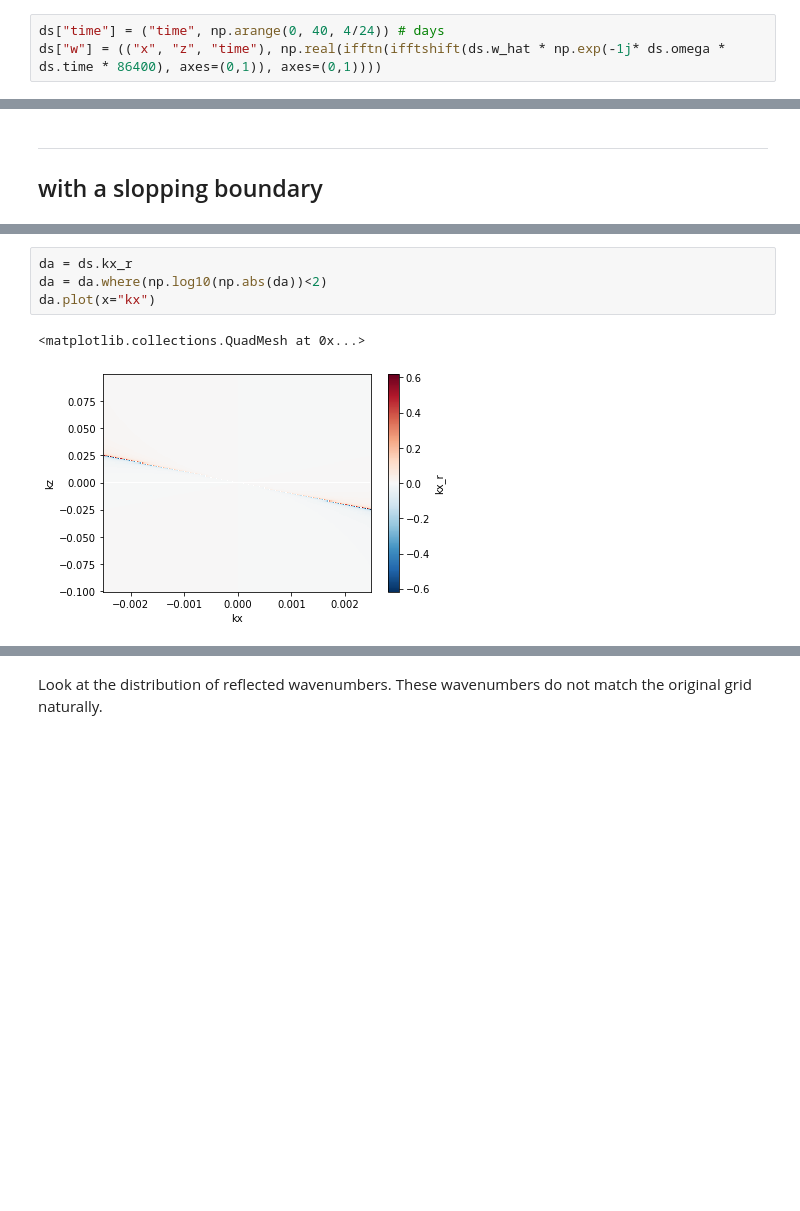
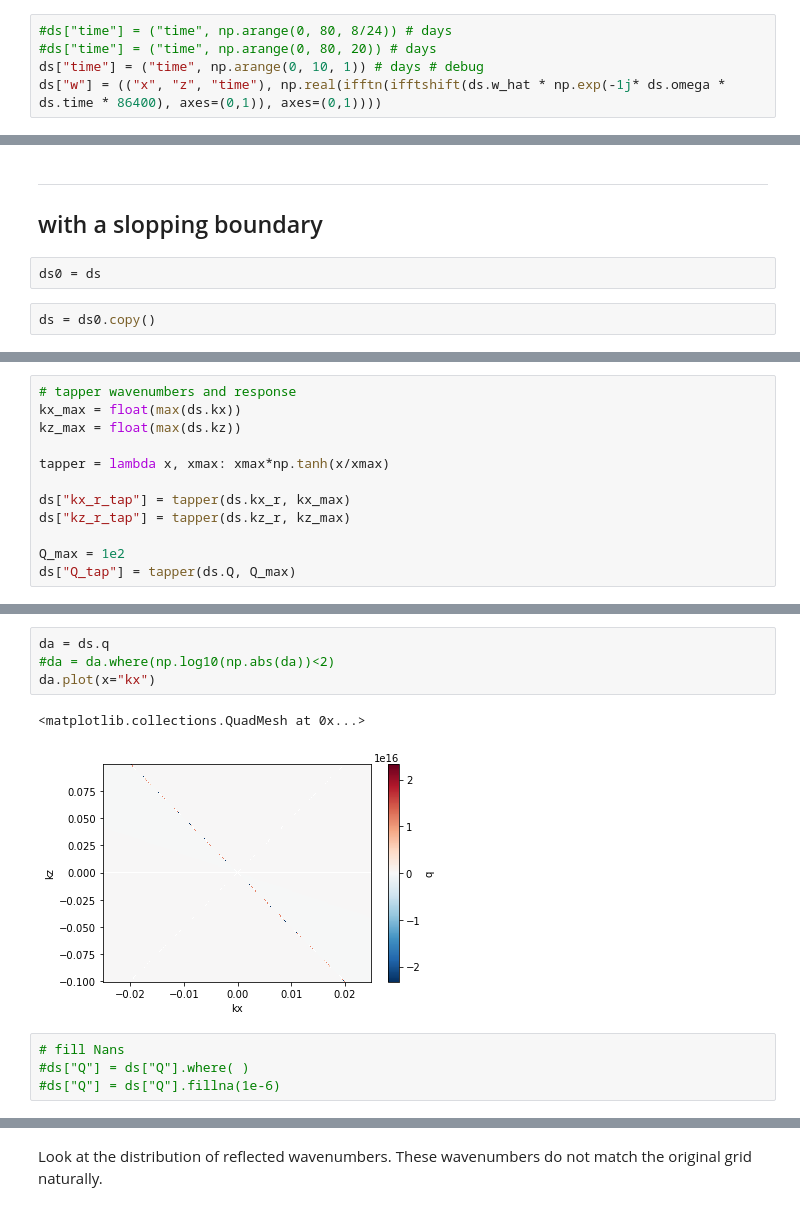
Before and after one commit to apatlpo/das_work, a Jupyter notebook: theory/iwave_packet.ipynb, the cells around one changed output, grey strips where cells are left out. Drawn from its saved outputs; the diff is of its cells as text; blank space fills up the shorter version.

```diff
--- a/theory/iwave_packet.ipynb
+++ b/theory/iwave_packet.ipynb
@@ -528,6 +546,8 @@ ds.iw.cg_z.plot(ax=ax, x="kx")
 # %% [markdown]
 ### predict evolution at later time
 # %%
-ds["time"] = ("time", np.arange(0, 40, 4/24)) # days
+#ds["time"] = ("time", np.arange(0, 80, 8/24)) # days
+#ds["time"] = ("time", np.arange(0, 80, 20)) # days
+ds["time"] = ("time", np.arange(0, 10, 1)) # days # debug
 ds["w"] = (("x", "z", "time"), np.real(ifftn(ifftshift(ds.w_hat * np.exp(-1j* ds.omega * ds.time * 86400), axes=(0,1)), axes=(0,1))))
 # %%
@@ -557,4 +578,8 @@ ax.grid()
 ---
 
 ## with a slopping boundary
+# %%
+ds0 = ds
+# %%
+ds = ds0.copy()
 # %%
@@ -564,0 +594,12 @@ ds["kx_r"], ds["ky_r"], ds["kz_r"], ds["Q"], ds["q"] = ds.iw.reflected_wave(gamm
+# %%
+# tapper wavenumbers and response
+kx_max = float(max(ds.kx))
+kz_max = float(max(ds.kz))
+
+tapper = lambda x, xmax: xmax*np.tanh(x/xmax)
+
+ds["kx_r_tap"] = tapper(ds.kx_r, kx_max)
+ds["kz_r_tap"] = tapper(ds.kz_r, kz_max)
+
+Q_max = 1e2
+ds["Q_tap"] = tapper(ds.Q, Q_max)
@@ -565,8 +632,12 @@ ds["kx_r"], ds["ky_r"], ds["kz_r"], ds["Q"], ds["q"] = ds.iw.reflected_wave(gamm
 # %%
-da = ds.kx_r
-da = da.where(np.log10(np.abs(da))<2)
+da = ds.q
+#da = da.where(np.log10(np.abs(da))<2)
 da.plot(x="kx")
 # %% [output]
 <matplotlib.collections.QuadMesh at 0x...>
-[figure, old version]
+[figure, new version]
+# %%
+# fill Nans
+#ds["Q"] = ds["Q"].where( )
+#ds["Q"] = ds["Q"].fillna(1e-6)
 # %%
```
Also changed, not shown: parts of 48 cells of this notebook, 4 other files.
